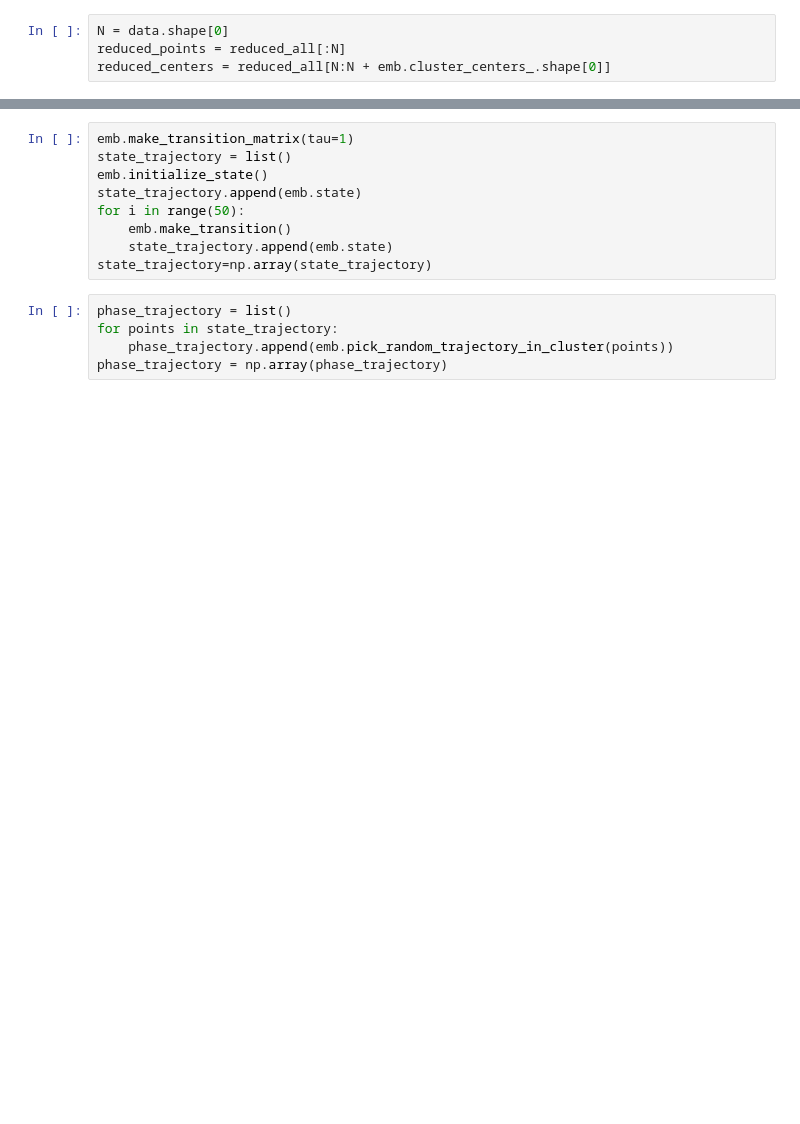
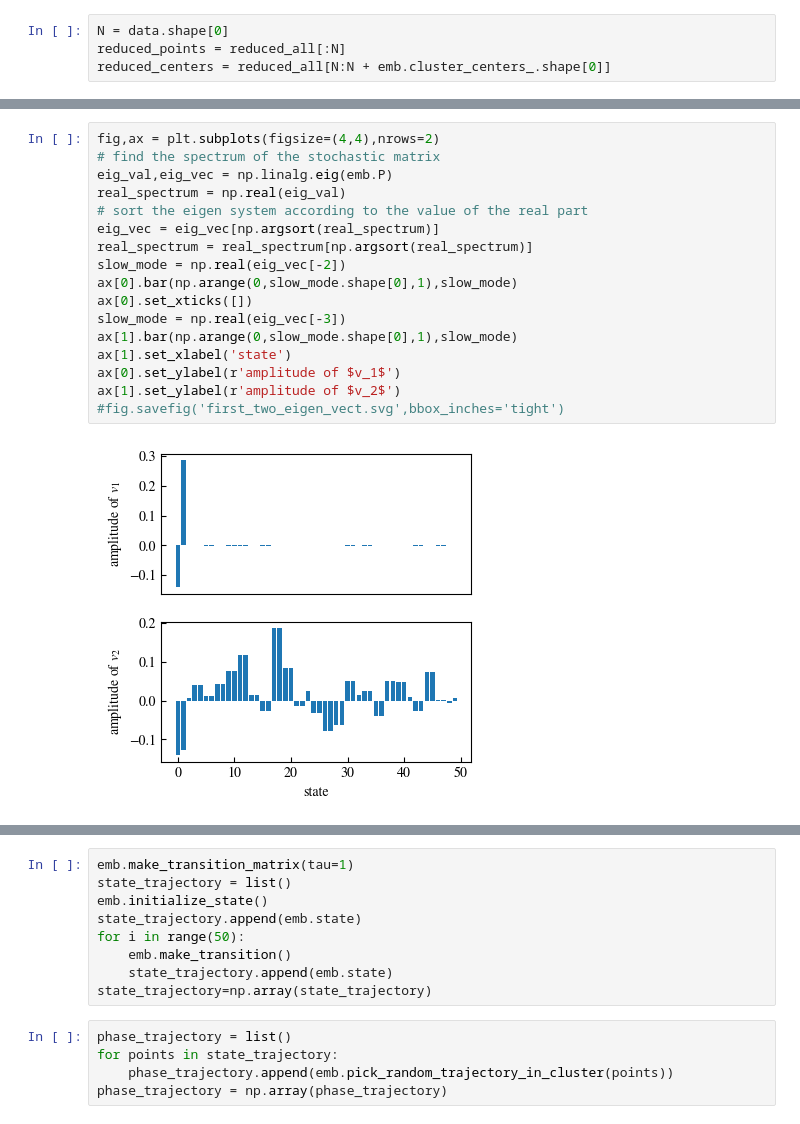
Before and after one commit to HugoLeRoy94/ClusterAnalysis, a Jupyter notebook: unit_test/test_embedding_toy_model.ipynb, the cells around one changed output, grey strips where cells are left out. Drawn from its saved outputs; the diff is of its cells as text; blank space fills up the shorter version.

```diff
--- a/unit_test/test_embedding_toy_model.ipynb
+++ b/unit_test/test_embedding_toy_model.ipynb
@@ -152,0 +136,19 @@ for i in range(emb.cluster_centers_.shape[0]):
+# %%
+fig,ax = plt.subplots(figsize=(4,4),nrows=2)
+# find the spectrum of the stochastic matrix
+eig_val,eig_vec = np.linalg.eig(emb.P)
+real_spectrum = np.real(eig_val)
+# sort the eigen system according to the value of the real part
+eig_vec = eig_vec[np.argsort(real_spectrum)]
+real_spectrum = real_spectrum[np.argsort(real_spectrum)]
+slow_mode = np.real(eig_vec[-2])
+ax[0].bar(np.arange(0,slow_mode.shape[0],1),slow_mode)
+ax[0].set_xticks([])
+slow_mode = np.real(eig_vec[-3])
+ax[1].bar(np.arange(0,slow_mode.shape[0],1),slow_mode)
+ax[1].set_xlabel('state')
+ax[0].set_ylabel(r'amplitude of $v_1$')
+ax[1].set_ylabel(r'amplitude of $v_2$')
+#fig.savefig('first_two_eigen_vect.svg',bbox_inches='tight')
+# %% [output]
+[figure, added]
```
Also changed, not shown: parts of 16 cells of this notebook, 2 other files.
